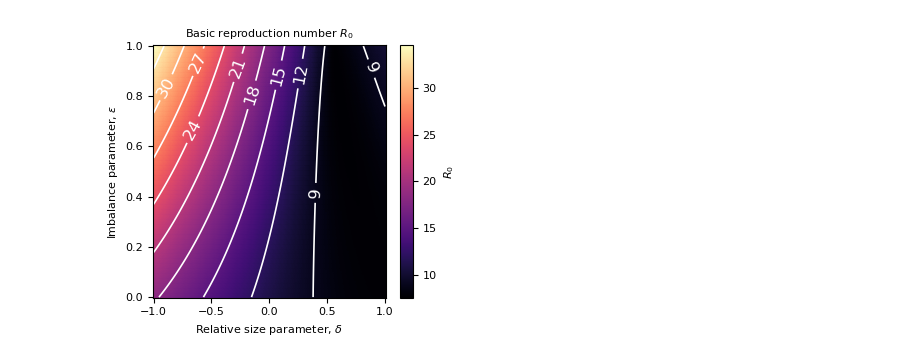
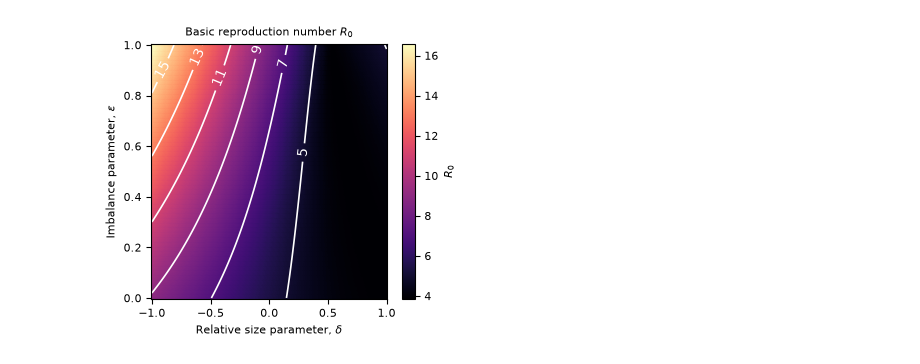
Before and after one commit to kaiser-dan/heterogeneous-infection-kernels, a Jupyter notebook: fig-scripts/plot_figS3.ipynb, the cells around one changed output. Saved outputs shown, nothing was run; the diff lists cells and outputs as text; code cells hidden in the pictures.

```diff
--- a/fig-scripts/plot_figS3.ipynb
+++ b/fig-scripts/plot_figS3.ipynb
@@ -25,14 +25,14 @@ epsilon = np.linspace(0, 1, 201)
 D, E = np.meshgrid(delta, epsilon)
 
 # R0 computation
-trace = (1 + E) * ((1 + D) * b1 + (1 - D) * b2)
+trace = (b1 + b2) + D * (b1 - b2) # up to prefactor
 
 discriminant = (
-    (1 + E)**2 * ((1 + D) * b1 - (1 - D) * beta2)**2
-    + 4 * (1 - E)**2 * b1 * b2
+    ((b1 - b2) + D * (b1 + b2))**2
+    + ((1 - E) / (1 + E))**2 * ((b1 + b2)**2 - (b1 - b2)**2)
 )
 
-R0 = (k / (2 * gamma)) * (trace + np.sqrt(discriminant))
+R0 = (k * (1 + E) / (4 * gamma)) * (trace + np.sqrt(discriminant))
 # %%
 PANEL_W = 3   # width  of panel in inches
 PANEL_H = 3    # height of panel
@@ -56,34 +56,34 @@ pcm = ax.pcolormesh(
     edgecolor='face'
 )
 # Contours
 levels = np.arange(
-    9, #np.floor(R0.min()),
+    np.floor(R0.min()),
     np.ceil(R0.max()) + 0.5,
-    3
+    2
 )
 
 cs = ax.contour(
     D,
     E,
     R0,
     levels=levels,
     colors="white",
     linewidths=1.2
 )
 
-ax.clabel(cs, inline=True, fontsize=12) #, fmt="%.1f")
+ax.clabel(cs, inline=True, fontsize=10) #, fmt="%.1f")
 
 cbar = plt.colorbar(pcm, ax=ax)
 cbar.set_label(r"$R_0$")
 
 ax.set_xlabel(r"Relative size parameter, $\delta$")
 ax.set_ylabel(r"Imbalance parameter, $\varepsilon$")
 ax.set_title(r"Basic reproduction number $R_0$")
 
 plt.tight_layout()
 
 plt.savefig('../figs/figS3.svg', bbox_inches='tight')
 plt.savefig('../figs/figS3.pdf', bbox_inches='tight')
 plt.show()
 # %% [output]
-[figure, old version]
+[figure, new version]
```
